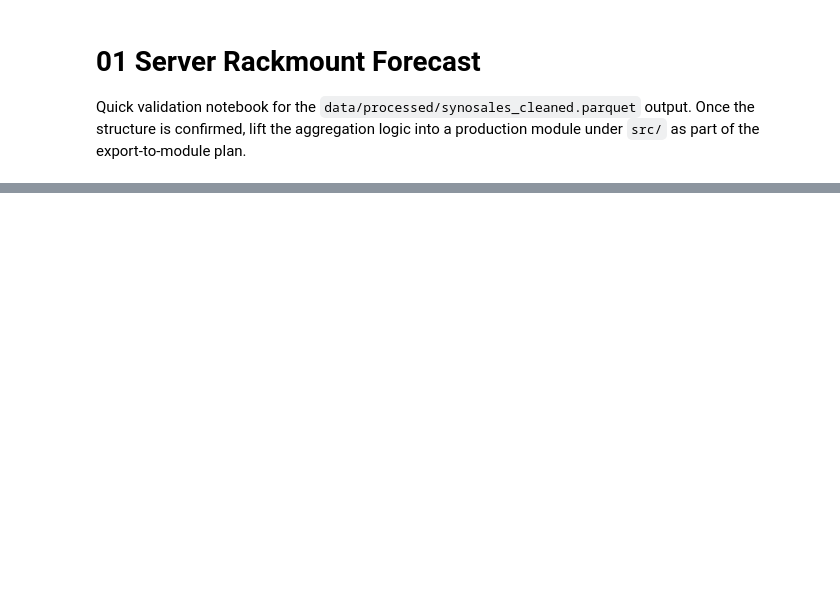
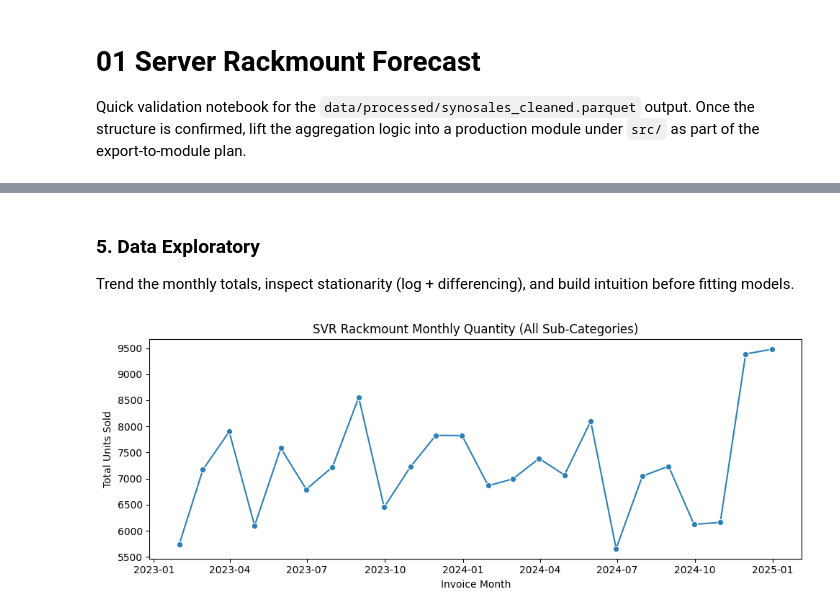
Before and after one commit to tonychu805/syno_bi, a Jupyter notebook: notebook/01_svr_rm_forecast.ipynb, the cells around one changed output, grey strips where cells are left out. Saved outputs shown, nothing was run; the diff lists cells and outputs as text; code cells hidden in the pictures; blank space fills up the shorter version.

```diff
--- a/notebook/01_svr_rm_forecast.ipynb
+++ b/notebook/01_svr_rm_forecast.ipynb
@@ -25,5 +42,5 @@ pd.set_option('display.max_columns', None)
 # %%
-repo = Path("/Volumes/docker/syno_bi/repo")
+repo = Path("/Users/tonychu/Git Repository/syno_prediction")
 df = pd.read_parquet(repo / "data/processed/synosales_cleaned.parquet")
 
 suite_NAS = df[df["source_sheet"].isin(["2023", "2024"])]
@@ -31,6 +51,6 @@ suite_C2 = df[df["source_sheet"].isin(["2023-C2", "2024-C2"])]
 # %%
-suite_NAS_subset = suite_NAS[["PI", "Customer", "ItemCode", "Product", "Quantity", "usd_adjusted_price", "usd_adjusted_total", "InvDate", "Country", "Type", "sub_cat", "Year", "Region", "source_sheet"]]
-suite_C2_subset = suite_C2[["PI", "Customer", "ItemCode", "Product", "Quantity", "usd_adjusted_price", "usd_adjusted_total", "InvDate", "Country", "Type", "sub_cat", "Year", "Region", "source_sheet"]]
+suite_NAS_subset = suite_NAS[["PI", "Customer", "ItemCode", "Product", "Quantity", "usd_adjusted_price", "usd_adjusted_total", "InvDate", "Country", "Type", "sub_cat", "Year", "Region", "source_sheet"]].copy()
+suite_C2_subset = suite_C2[["PI", "Customer", "ItemCode", "Product", "Quantity", "usd_adjusted_price", "usd_adjusted_total", "InvDate", "Country", "Type", "sub_cat", "Year", "Region", "source_sheet"]].copy()
 # %%
 suite_NAS_subset["InvDate"] = pd.to_datetime(suite_NAS_subset["InvDate"])
 suite_NAS_subset["usd_adjusted_total"] = suite_NAS_subset["usd_adjusted_total"].astype(float)
@@ -75,0 +139,20 @@ Baseline
+# %% [markdown]
+### 5. Data Exploratory
+Trend the monthly totals, inspect stationarity (log + differencing), and build intuition before fitting models.
+# %%
+df_monthly_totals = (
+    suite_NAS_clean
+    .groupby(pd.Grouper(key="InvDate", freq="ME"))["Quantity"]
+    .sum()
+    .reset_index()
+)
+
+plt.figure(figsize=(10, 4))
+sns.lineplot(data=df_monthly_totals, x="InvDate", y="Quantity", marker="o", color="#2c7fb8")
+plt.title("SVR Rackmount Monthly Quantity (All Sub-Categories)")
+plt.xlabel("Invoice Month")
+plt.ylabel("Total Units Sold")
+plt.tight_layout()
+plt.show()
+# %% [output]
+[figure, added]
```
Also changed, not shown: parts of 34 cells of this notebook, 1 other file.
